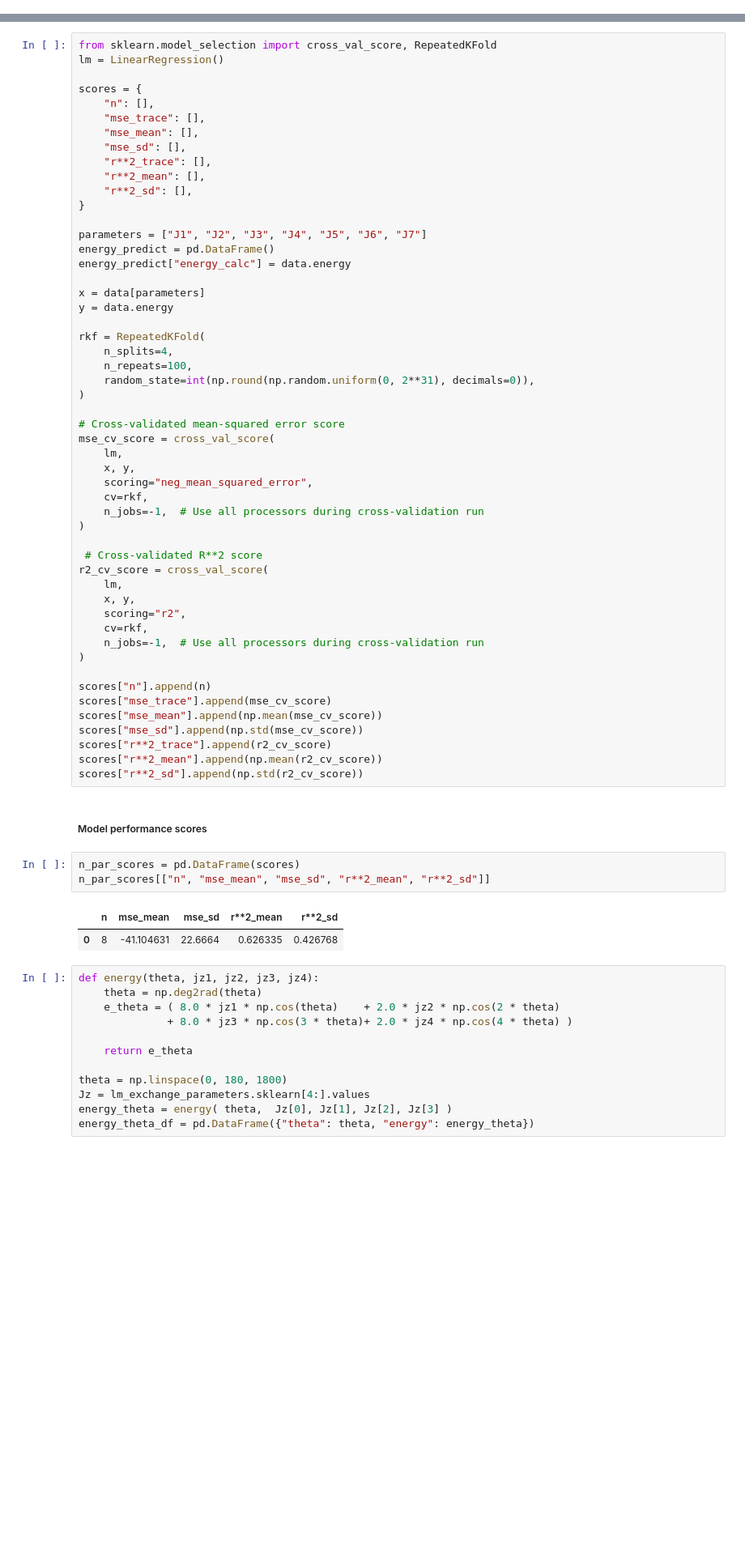
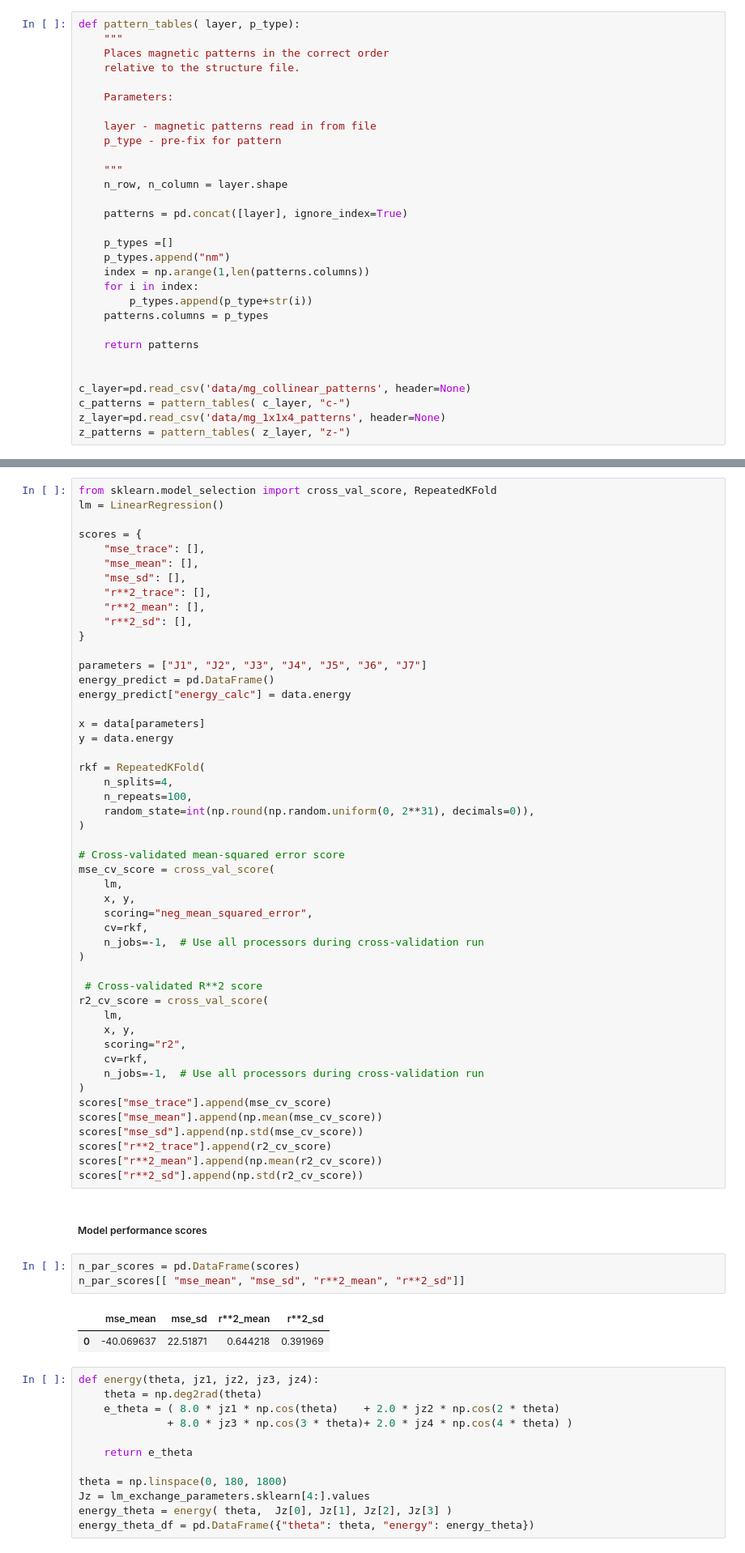
Before and after one commit to Mason-DataMaterials/spyns, a Jupyter notebook: MnAu2/mn8au16_exchange_parameter_calculations.ipynb, the cells around one changed output, grey strips where cells are left out. Shown: that part at 81% size. Cells and saved outputs as stored; diff of their text form; blank space fills up the shorter version.

```diff
--- a/MnAu2/mn8au16_exchange_parameter_calculations.ipynb
+++ b/MnAu2/mn8au16_exchange_parameter_calculations.ipynb
@@ -130,3 +97,33 @@ z_patterns = pattern_tables( z_layer, "z-")
+# %%
+def pattern_tables( layer, p_type):
+    """
+    Places magnetic patterns in the correct order
+    relative to the structure file.
+
+    Parameters:
+
+    layer - magnetic patterns read in from file
+    p_type - pre-fix for pattern
+
+    """
+    n_row, n_column = layer.shape
+
+    patterns = pd.concat([layer], ignore_index=True)
+
+    p_types =[]
+    p_types.append("nm")
+    index = np.arange(1,len(patterns.columns))
+    for i in index:
+        p_types.append(p_type+str(i))
+    patterns.columns = p_types
+
+    return patterns
+
+
+c_layer=pd.read_csv('data/mg_collinear_patterns', header=None)
+c_patterns = pattern_tables( c_layer, "c-")
+z_layer=pd.read_csv('data/mg_1x1x4_patterns', header=None)
+z_patterns = pattern_tables( z_layer, "z-")
 # %%
 neighbor_data_c = count_neighbors(cell_structure=c_struc, r=18.0)
 neighbor_data_z = count_neighbors(cell_structure=z_struc, r=18.0)
@@ -347,7 +344,6 @@ from sklearn.model_selection import cross_val_score, RepeatedKFold
 lm = LinearRegression()
 
 scores = {
-    "n": [],
     "mse_trace": [],
     "mse_mean": [],
     "mse_sd": [],
@@ -386,8 +382,6 @@ r2_cv_score = cross_val_score(
     cv=rkf,
     n_jobs=-1,  # Use all processors during cross-validation run
 )
-
-scores["n"].append(n)
 scores["mse_trace"].append(mse_cv_score)
 scores["mse_mean"].append(np.mean(mse_cv_score))
 scores["mse_sd"].append(np.std(mse_cv_score))
@@ -398,10 +392,10 @@ scores["r**2_sd"].append(np.std(r2_cv_score))
 ##### Model performance scores
 # %%
 n_par_scores = pd.DataFrame(scores)
-n_par_scores[["n", "mse_mean", "mse_sd", "r**2_mean", "r**2_sd"]]
+n_par_scores[[ "mse_mean", "mse_sd", "r**2_mean", "r**2_sd"]]
 # %% [output]
-|  | n | mse_mean | mse_sd | r**2_mean | r**2_sd |
-| 0 | 8 | -41.104631 | 22.6664 | 0.626335 | 0.426768 |
+|  | mse_mean | mse_sd | r**2_mean | r**2_sd |
+| 0 | -40.069637 | 22.51871 | 0.644218 | 0.391969 |
 # %%
 def energy(theta, jz1, jz2, jz3, jz4):
     theta = np.deg2rad(theta)
```
Also changed, not shown: parts of 2 cells of this notebook, 10 other files.
